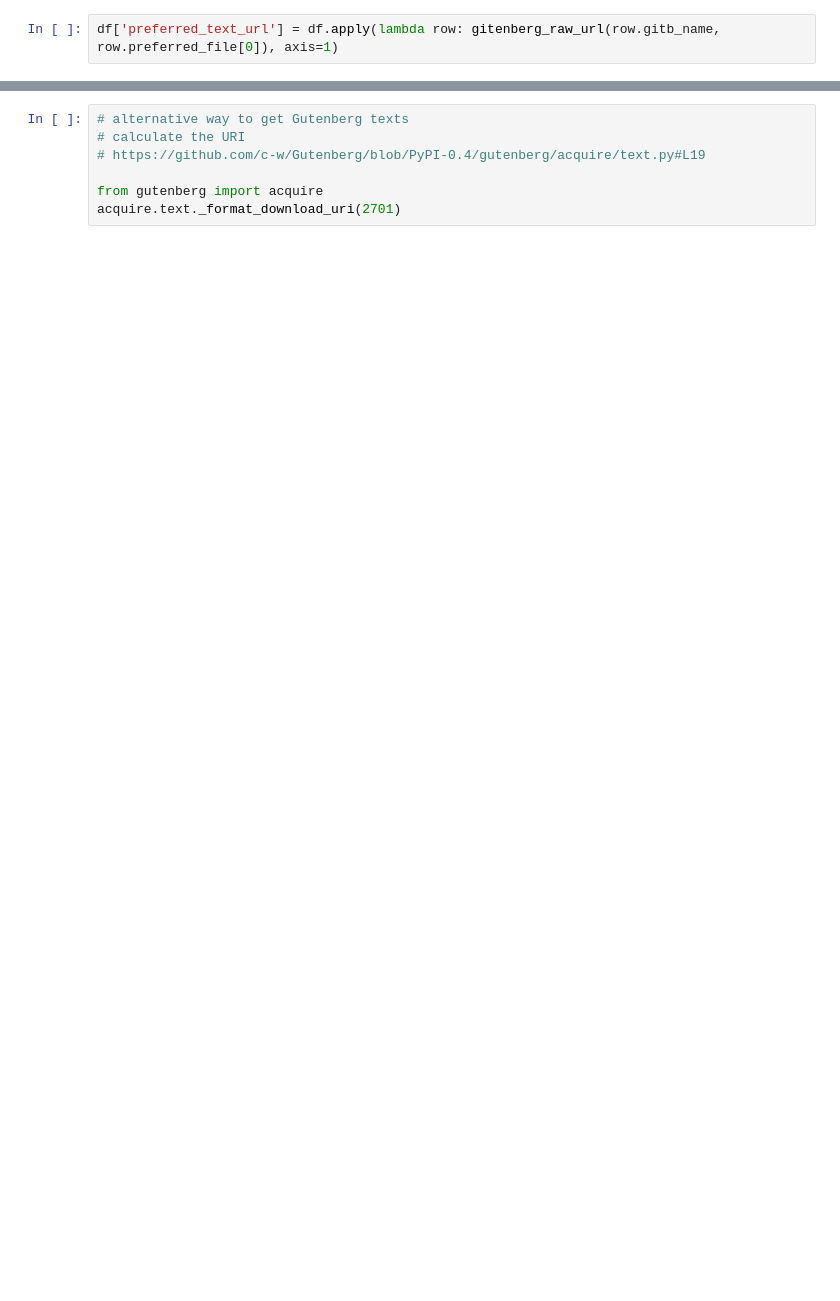
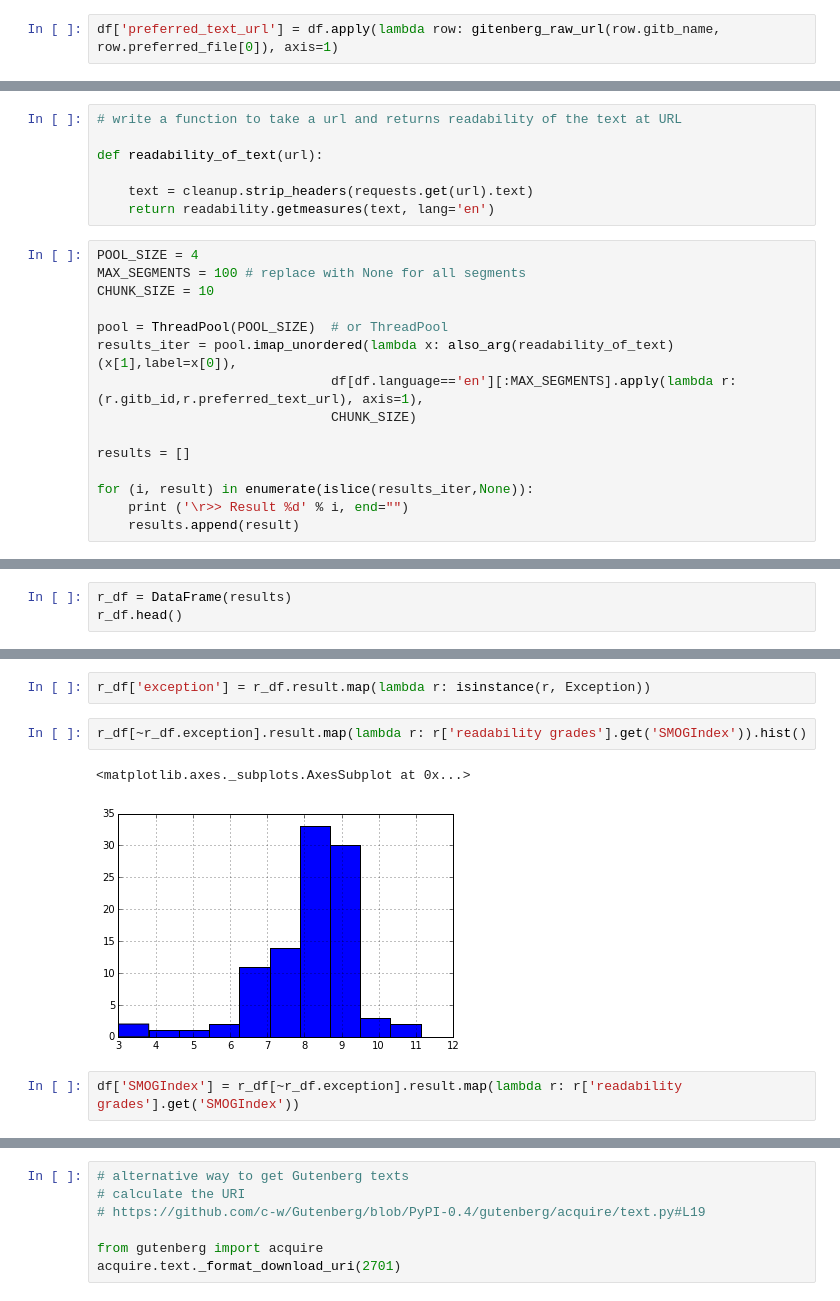
Before and after one commit to rdhyee/gitenberg_readability, a Jupyter notebook: gitenberg_readability.ipynb, the cells around one changed output, grey strips where cells are left out. Drawn from its saved outputs; the diff is of its cells as text; blank space fills up the shorter version.

Commit message:
notebook now shows results of running readability calc (SMOGIndex on 100 most downloaded English books)

```diff
--- a/gitenberg_readability.ipynb
+++ b/gitenberg_readability.ipynb
@@ -343,0 +294,22 @@ wiki.noun_phrases
+# %%
+# write a function to take a url and returns readability of the text at URL
+
+def readability_of_text(url):
+
+    text = cleanup.strip_headers(requests.get(url).text)
+    return readability.getmeasures(text, lang='en')
+# %%
+POOL_SIZE = 4
+MAX_SEGMENTS = 100 # replace with None for all segments
+CHUNK_SIZE = 10
+
+pool = ThreadPool(POOL_SIZE)  # or ThreadPool
+results_iter = pool.imap_unordered(lambda x: also_arg(readability_of_text)(x[1],label=x[0]),
+                              df[df.language=='en'][:MAX_SEGMENTS].apply(lambda r: (r.gitb_id,r.preferred_text_url), axis=1),
+                              CHUNK_SIZE)
+
+results = []
+
+for (i, result) in enumerate(islice(results_iter,None)):
+    print ('\r>> Result %d' % i, end="")
+    results.append(result)
@@ -343,0 +318,3 @@ wiki.noun_phrases
+# %%
+r_df = DataFrame(results)
+r_df.head()
@@ -343,0 +328,9 @@ wiki.noun_phrases
+# %%
+r_df['exception'] = r_df.result.map(lambda r: isinstance(r, Exception))
+# %%
+r_df[~r_df.exception].result.map(lambda r: r['readability grades'].get('SMOGIndex')).hist()
+# %% [output]
+<matplotlib.axes._subplots.AxesSubplot at 0x...>
+[figure, added]
+# %%
+df['SMOGIndex'] = r_df[~r_df.exception].result.map(lambda r: r['readability grades'].get('SMOGIndex'))
```
Also changed, not shown: parts of 54 cells of this notebook.
